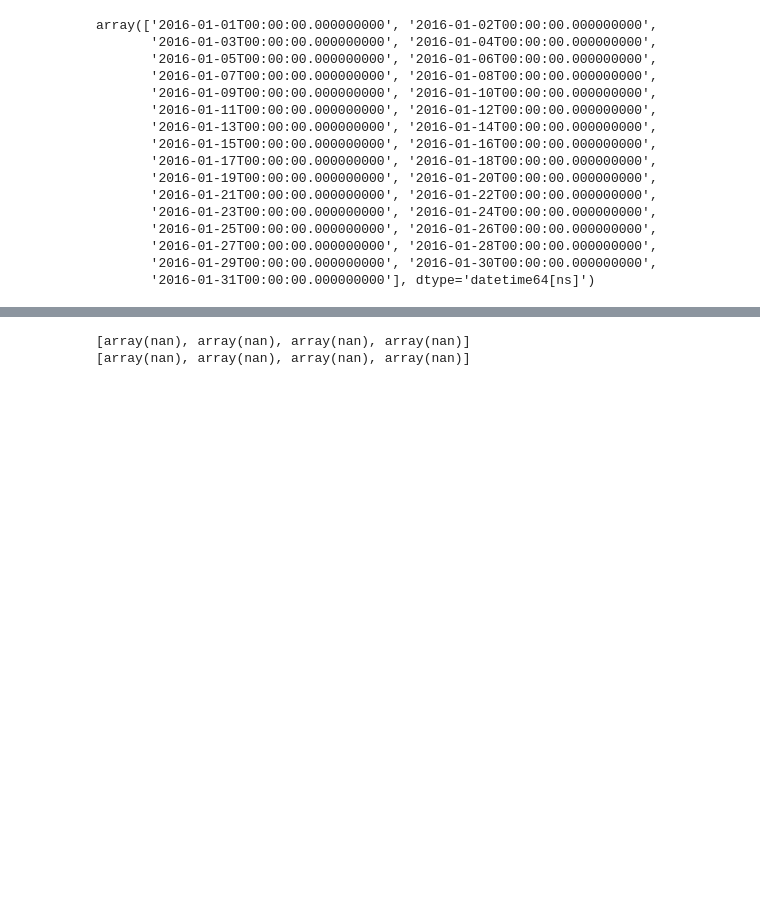
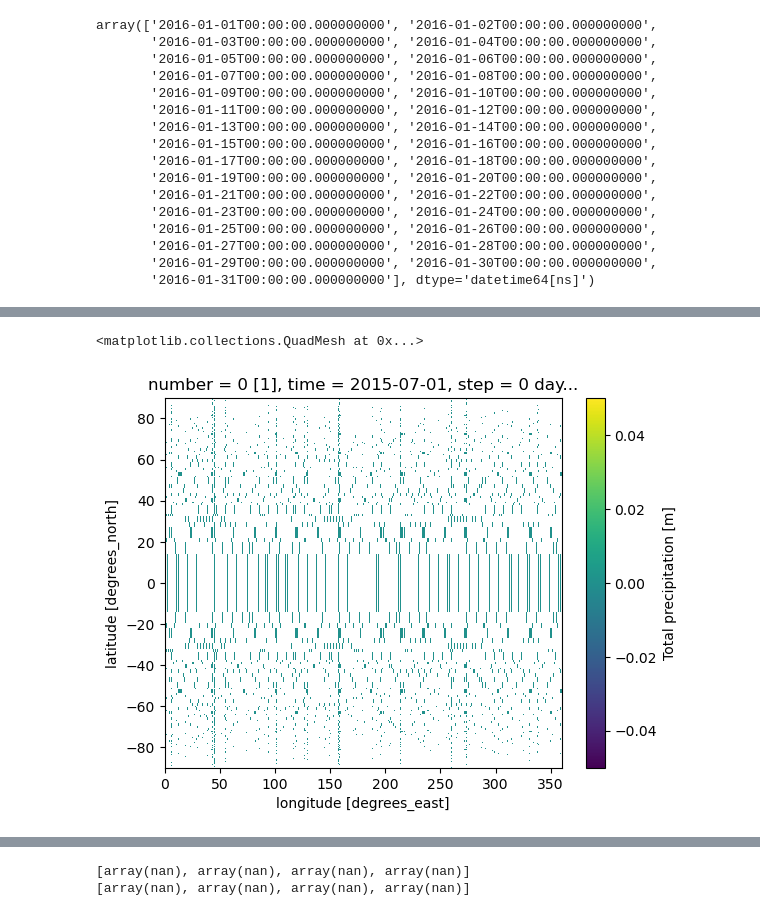
Before and after one commit to SaptarishiD/graphcast, a Jupyter notebook: local_files/finetune_vs_base_imerg.ipynb, the cells around one changed output, grey strips where cells are left out. Cells and saved outputs as stored; diff of their text form; code cells hidden in the pictures; blank space fills up the shorter version.

```diff
--- a/local_files/finetune_vs_base_imerg.ipynb
+++ b/local_files/finetune_vs_base_imerg.ipynb
@@ -1122,0 +1302,3 @@ array(['2016-01-01T00:00:00.000000000', '2016-01-02T00:00:00.000000000',
+# %%
+hres_forecast = xr.open_dataset(f"/Datastorage/saptarishi.dhanuka_asp25/hres_2015_7_1_ppt.grib")
+hres_forecast
@@ -1122,0 +1563,3 @@ array(['2016-01-01T00:00:00.000000000', '2016-01-02T00:00:00.000000000',
+# %%
+evaluation_dataset = eval_targets
+predictions_dataset = hres_forecast
@@ -1122,0 +1720,10 @@ array(['2016-01-01T00:00:00.000000000', '2016-01-02T00:00:00.000000000',
+# %%
+# --- 4. Process Predictions Dataset ---
+pred_structured = predictions_dataset.set_index(values=['latitude', 'longitude']).unstack('values')
+pred_cumulative = pred_structured['tp'].rename({'latitude': 'lat', 'longitude': 'lon'})
+pred_daily = pred_cumulative.diff('step')
+# %%
+pred_cumulative.isel(step=0).plot()
+# %% [output]
+<matplotlib.collections.QuadMesh at 0x...>
+[figure, added]
```
Also changed, not shown: parts of 54 cells of this notebook.
